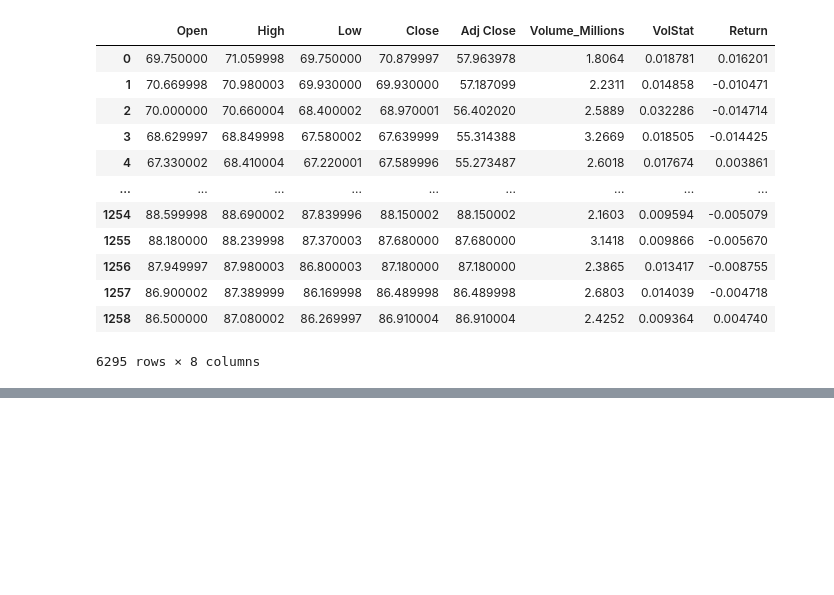
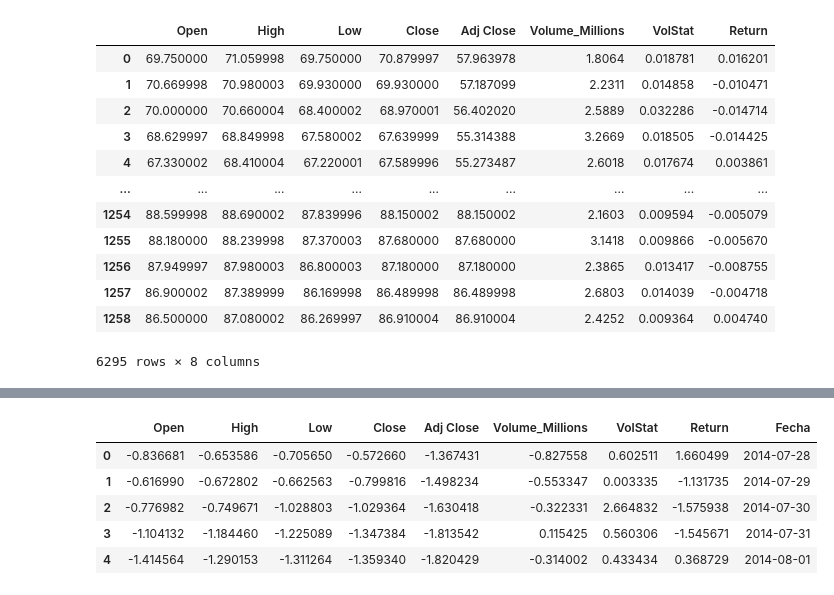
Before and after one commit to Matias-Perassi/Clase12, a Jupyter notebook: Clase_12.ipynb, the cells around one changed output, grey strips where cells are left out. Saved outputs shown, nothing was run; the diff lists cells and outputs as text; code cells hidden in the pictures; blank space fills up the shorter version.

```diff
--- a/Clase_12.ipynb
+++ b/Clase_12.ipynb
@@ -134,0 +125,4 @@ for x,column in zip(range(8),agg_df[l]):
+# %%
+l=[x for x in agg_df.columns if x not in ['Date','Volume','Symbol']]
+datos= agg_df[l]
+datos.head()
@@ -134,0 +136,7 @@ for x,column in zip(range(8),agg_df[l]):
+# %%
+plt.figure(figsize=(15,14))
+for i,j in zip(range(8),datos.columns):
+  plt.subplot(4,2,i+1)
+  sns.boxplot(x=datos[j])
+  plt.title(j)
+  plt.xlabel('')
@@ -134,0 +159,14 @@ for x,column in zip(range(8),agg_df[l]):
+# %%
+# Convertir a z score
+datos_z=pd.DataFrame() #Creo un data frame nuevo vacío
+for j in datos.columns[1:]: #Un bucle for para iterar desde la columna 1 en adelante
+  datos_z[j] = (datos[j] - datos[j].mean()) / datos[j].std() #Normalizo todos los valores a una distribución normal y los guardo en la columna j
+datos_z['Fecha']= datos.Date # Creo una columna Fecha donde guardo el valor de la columna Date del DF datos
+datos_z.head()
+# %% [output]
+|  | Open | High | Low | Close | Adj Close | Volume_Millions | VolStat | Return | Fecha |
+| 0 | -0.836681 | -0.653586 | -0.705650 | -0.572660 | -1.367431 | -0.827558 | 0.602511 | 1.660499 | 2014-07-28 |
+| 1 | -0.616990 | -0.672802 | -0.662563 | -0.799816 | -1.498234 | -0.553347 | 0.003335 | -1.131735 | 2014-07-29 |
+| 2 | -0.776982 | -0.749671 | -1.028803 | -1.029364 | -1.630418 | -0.322331 | 2.664832 | -1.575938 | 2014-07-30 |
+| 3 | -1.104132 | -1.184460 | -1.225089 | -1.347384 | -1.813542 | 0.115425 | 0.560306 | -1.545671 | 2014-07-31 |
+| 4 | -1.414564 | -1.290153 | -1.311264 | -1.359340 | -1.820429 | -0.314002 | 0.433434 | 0.368729 | 2014-08-01 |
```
Also changed, not shown: parts of 5 cells of this notebook.
